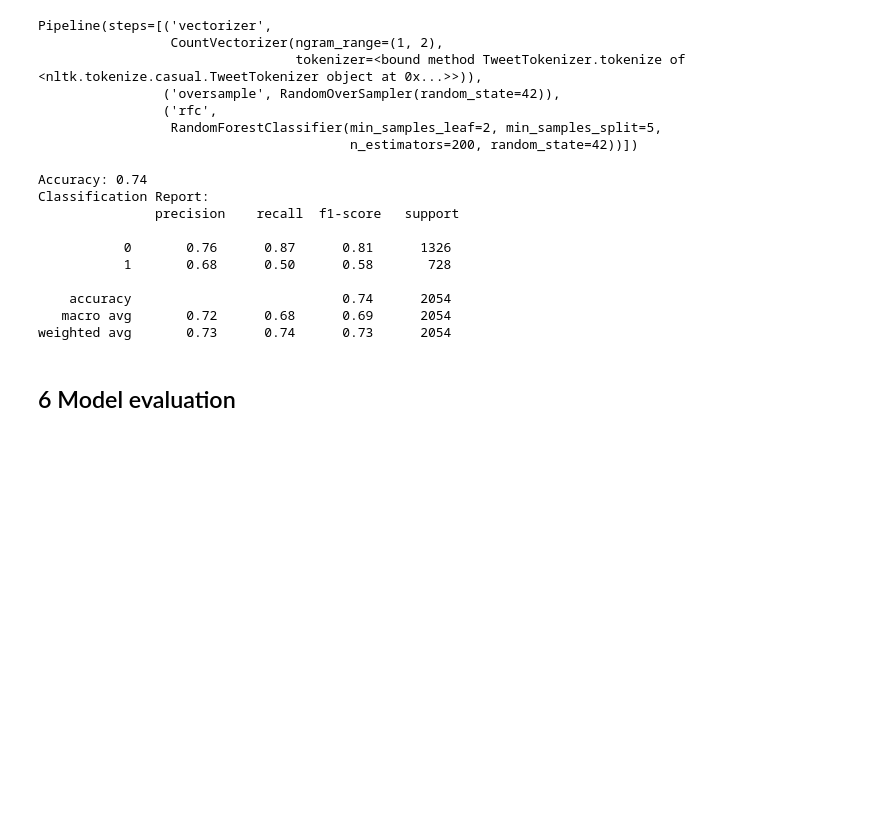
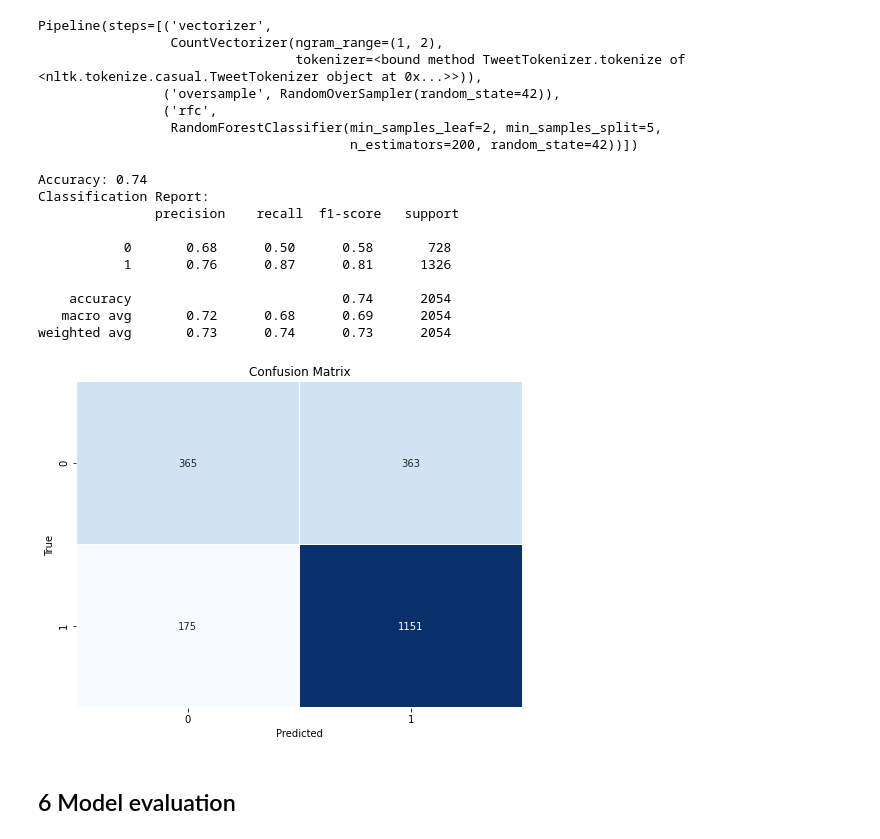
Before and after one commit to Julez89/dsc-phase-4-project, a Jupyter notebook: Phase 4 Project.ipynb, the cells around one changed output. Cells and saved outputs as stored; diff of their text form; code cells hidden in the pictures; blank space fills up the shorter version.

```diff
--- a/Phase 4 Project.ipynb
+++ b/Phase 4 Project.ipynb
@@ -333,7 +338,7 @@ Positive        0.360273
 Name: Emotion, dtype: float64
 # %%
 #changing to numerical
-df["Emotion"] = df["Emotion"].map({'Non-positive': 0, 'Positive': 1})
+df["Emotion"] = df["Emotion"].map({'Non-positive': 1, 'Positive': 0})
 # %% [markdown]
 For my future target variable, I can note that I have a class imbalance. 64% of the cases are not positive, so I will perform different oversampling or undersampling techniques after the train test split to avoid data leakage.
 # %% [markdown]
@@ -809,12 +814,24 @@ Accuracy: 0.74
 Classification Report:
                precision    recall  f1-score   support
 
-           0       0.76      0.87      0.81      1326
-           1       0.68      0.50      0.58       728
+           0       0.68      0.50      0.58       728
+           1       0.76      0.87      0.81      1326
 
     accuracy                           0.74      2054
    macro avg       0.72      0.68      0.69      2054
 weighted avg       0.73      0.74      0.73      2054
+# %%
+# compute confusion matrix
+conf_matrix = confusion_matrix(y_test, y_pred)
+# Create a heatmap for visualization
+plt.figure(figsize=(8, 6))
+sns.heatmap(conf_matrix, annot=True, fmt='d', cmap='Blues', linewidths=0.5, cbar=False)
+plt.xlabel('Predicted')
+plt.ylabel('True')
+plt.title('Confusion Matrix')
+plt.show()
+# %% [output]
+[figure, added]
 # %% [markdown]
 ## 6 Model evaluation
 # %% [markdown]
```
Also changed, not shown: parts of 9 cells of this notebook, 4 other files.
